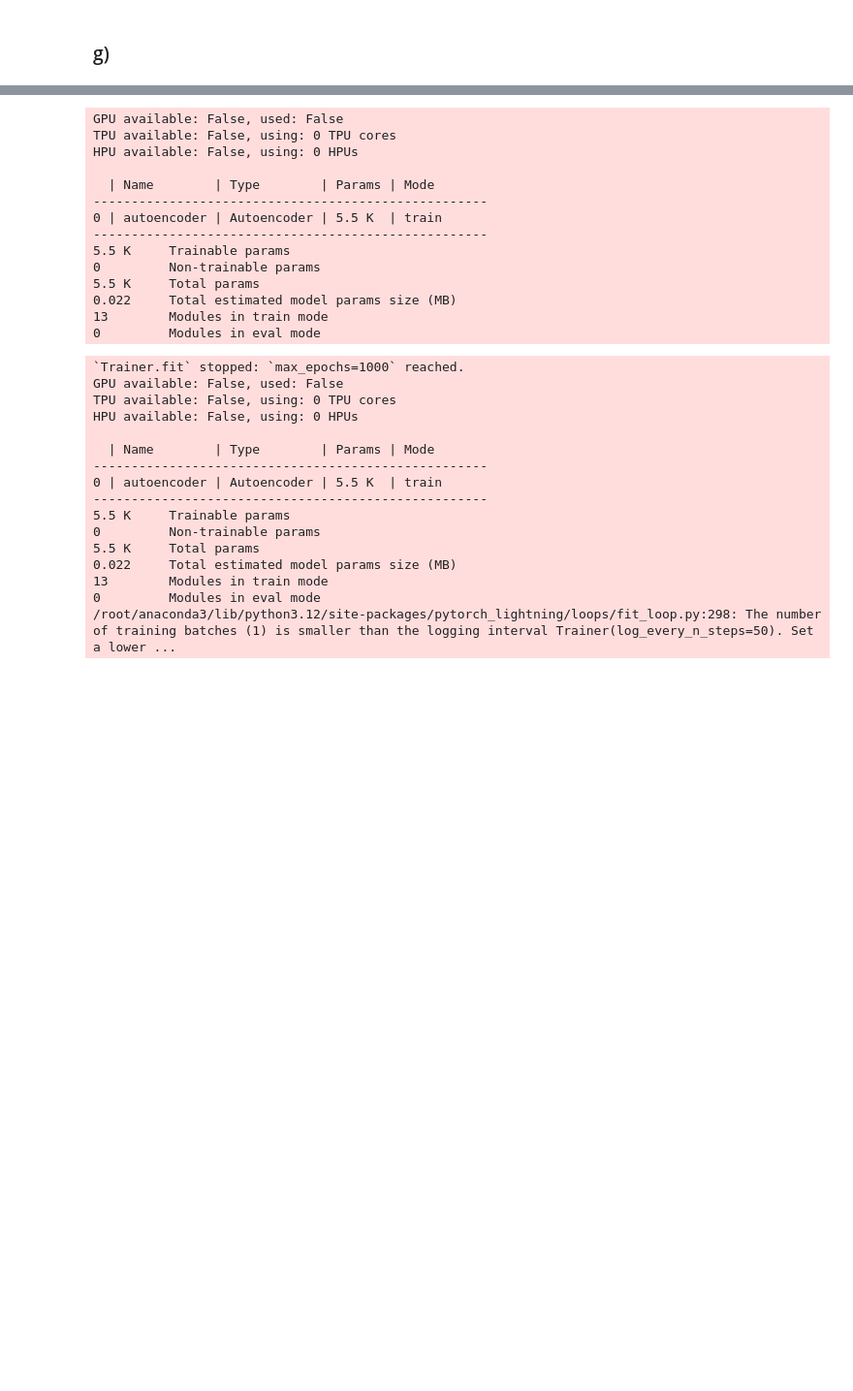
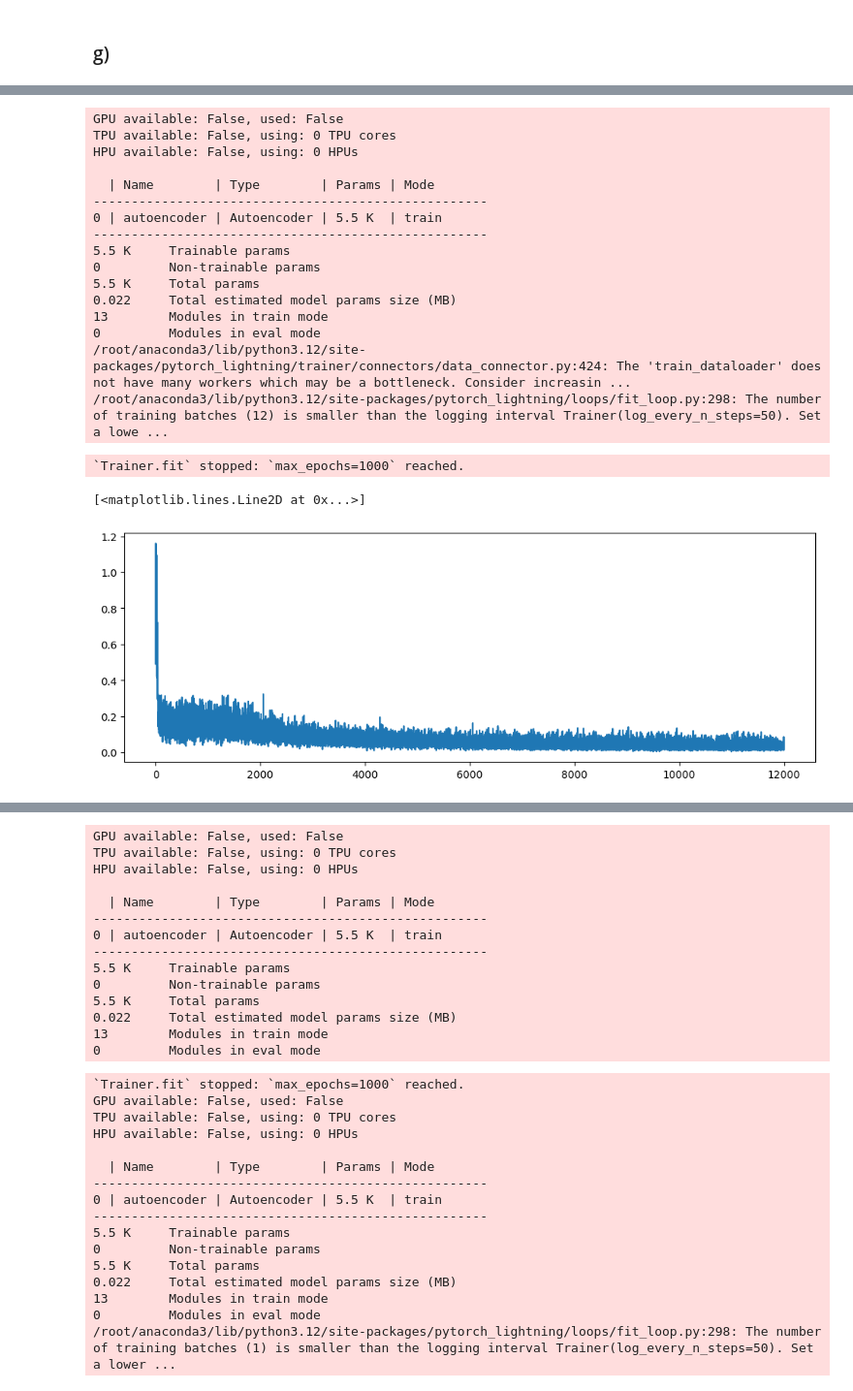
Before and after one commit to sh2099/ML_PHYS24, a Jupyter notebook: sheet06/sheet06_draft_QiyuLi.ipynb, the cells around one changed output, grey strips where cells are left out. Shown at 97% size. Cells and saved outputs as stored; diff of their text form; code cells hidden in the pictures; blank space fills up the shorter version.

```diff
--- a/sheet06/sheet06_draft_QiyuLi.ipynb
+++ b/sheet06/sheet06_draft_QiyuLi.ipynb
@@ -446,3 +432,41 @@ Model overview: AutoencoderModule(
+# %%
+autoencoder_module_retrain = AutoencoderModule(hidded_channels='AE2', latent_dim=1, input_dim=2)
+trainer = pl.Trainer(max_epochs=1000)
+j=0
+for name, param in autoencoder_module_retrain.autoencoder.named_parameters():
+    if re.match(r'^decoder\.', name) != None:
+        param = params_decoder_trained[j]
+        j += 1
+        param.requires_grad = False
+
+trainer.fit(autoencoder_module_retrain, data_loader)
+
+params_encoder_retrained = []
+for name, param in autoencoder_module_retrain.autoencoder.named_parameters():
+    if param.requires_grad == True:
+        params_encoder_retrained.append(param.detach().numpy().flatten())
+
+plt.plot(autoencoder_module_retrain.loss_curve)
+# %% [output]
+GPU available: False, used: False
+TPU available: False, using: 0 TPU cores
+HPU available: False, using: 0 HPUs
+
+  | Name        | Type        | Params | Mode
+----------------------------------------------------
+0 | autoencoder | Autoencoder | 5.5 K  | train
+----------------------------------------------------
+5.5 K     Trainable params
+0         Non-trainable params
+5.5 K     Total params
+0.022     Total estimated model params size (MB)
+13        Modules in train mode
+0         Modules in eval mode
+/root/anaconda3/lib/python3.12/site-packages/pytorch_lightning/trainer/connectors/data_connector.py:424: The 'train_dataloader' does not have many workers which may be a bottleneck. Consider increasin ...
+/root/anaconda3/lib/python3.12/site-packages/pytorch_lightning/loops/fit_loop.py:298: The number of training batches (12) is smaller than the logging interval Trainer(log_every_n_steps=50). Set a lowe ...
+`Trainer.fit` stopped: `max_epochs=1000` reached.
+[<matplotlib.lines.Line2D at 0x...>]
+[figure, added]
 # %%
 z0 = np.zeros((2, 1))
 for x, y in zip(params_encoder_trained, params_encoder_retrained):
```
Also changed, not shown: parts of 8 cells of this notebook.
